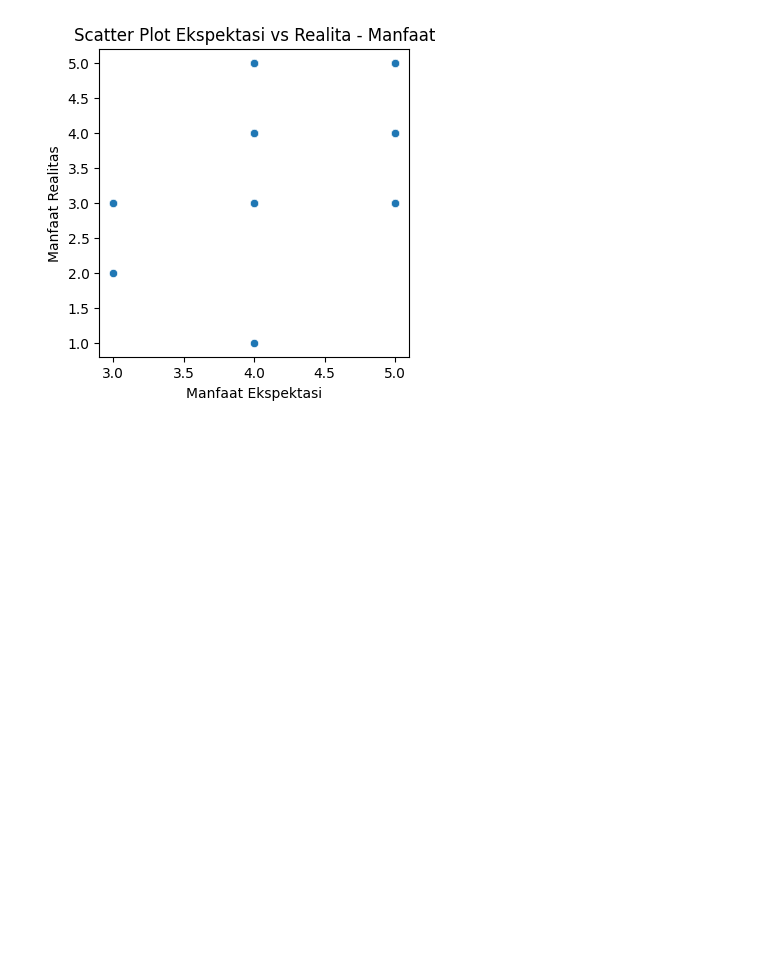
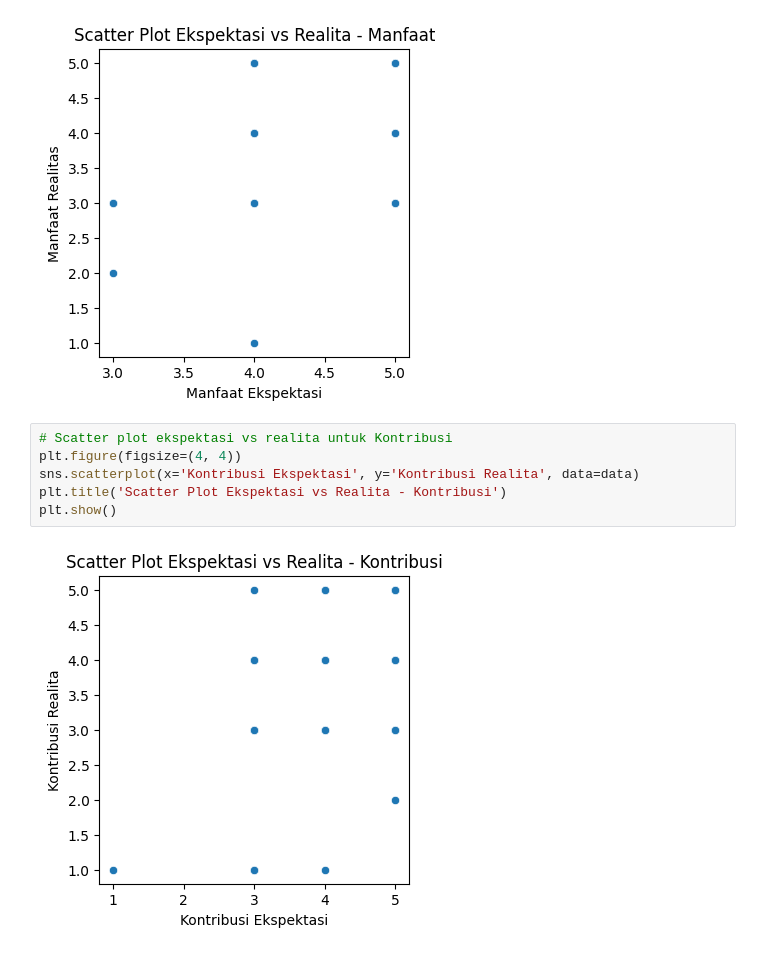
Before and after one commit to jjullll/My-Portfolio, a Jupyter notebook: Analisis_Komparatif_LDP_.ipynb, the cells around one changed output. Saved outputs shown, nothing was run; the diff lists cells and outputs as text; blank space fills up the shorter version.

```diff
--- a/Analisis_Komparatif_LDP_.ipynb
+++ b/Analisis_Komparatif_LDP_.ipynb
@@ -82,3 +109,11 @@ plt.title('Scatter Plot Ekspektasi vs Realita - Manfaat')
 plt.show()
 # %% [output]
 [figure]
+# %%
+# Scatter plot ekspektasi vs realita untuk Kontribusi
+plt.figure(figsize=(4, 4))
+sns.scatterplot(x='Kontribusi Ekspektasi', y='Kontribusi Realita', data=data)
+plt.title('Scatter Plot Ekspektasi vs Realita - Kontribusi')
+plt.show()
+# %% [output]
+[figure, added]
```
Also changed, not shown: parts of 2 cells of this notebook.
